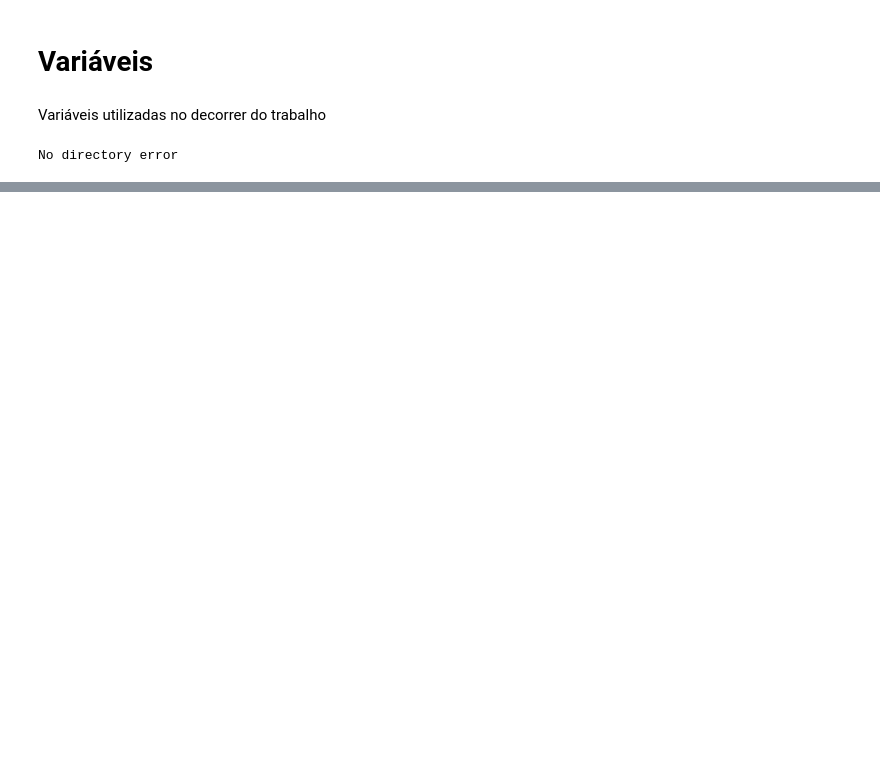
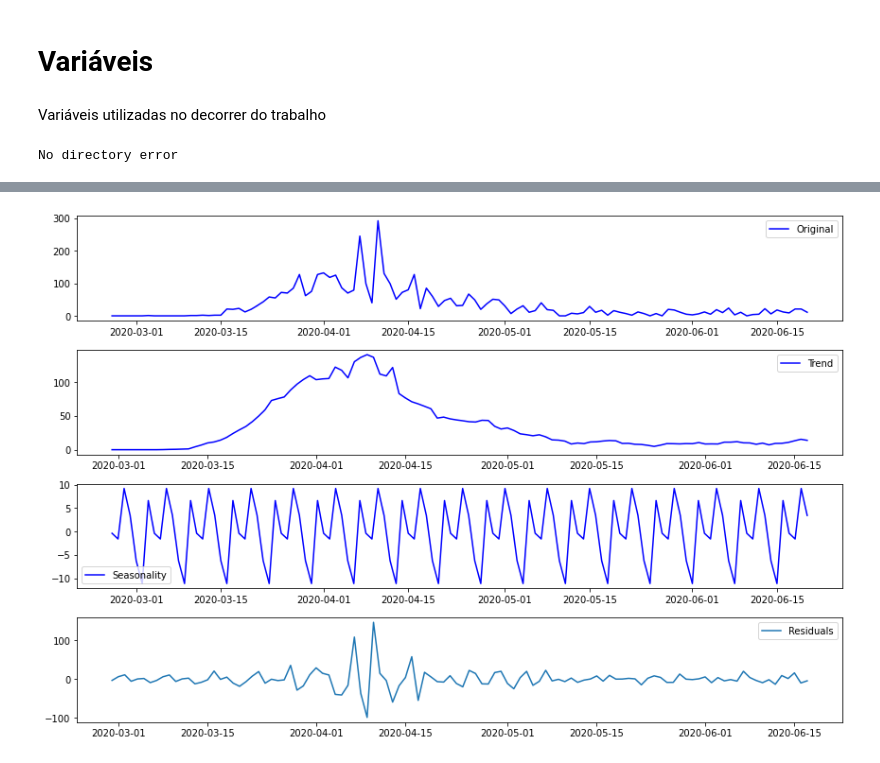
Before and after one commit to xRAFPx/AAII, a Jupyter notebook: Model.ipynb, the cells around one changed output, grey strips where cells are left out. Drawn from its saved outputs; the diff is of its cells as text; code cells hidden in the pictures; blank space fills up the shorter version.

```diff
--- a/Model.ipynb
+++ b/Model.ipynb
@@ -504,0 +488,4 @@ NameError: ignored
+# %%
+seasonal_centro,trend_centro=seasonal_decomposition(df_centro)
+# %% [output]
+[figure, added]
```
Also changed, not shown: parts of 173 cells of this notebook.
